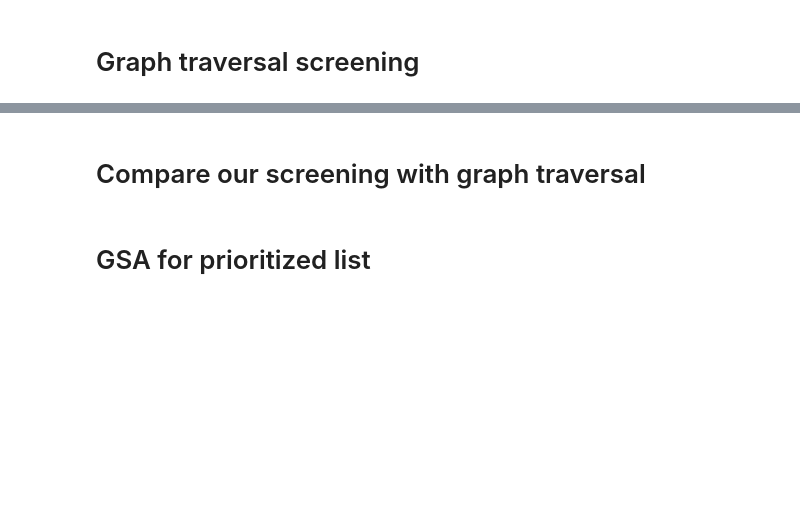
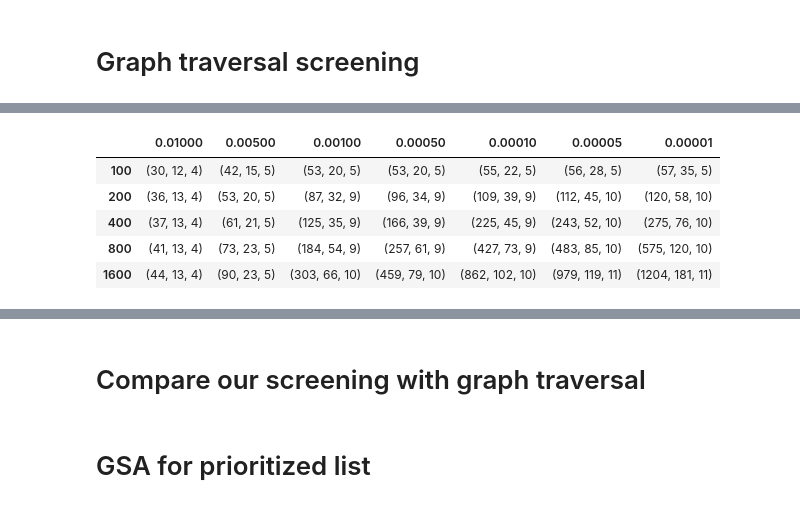
Before and after one commit to aleksandra-kim/gsa_framework, a Jupyter notebook: dev/run_protocol_gsa.ipynb, the cells around one changed output, grey strips where cells are left out. Drawn from its saved outputs; the diff is of its cells as text; code cells hidden in the pictures; blank space fills up the shorter version.

```diff
--- a/dev/run_protocol_gsa.ipynb
+++ b/dev/run_protocol_gsa.ipynb
@@ -136,0 +285,9 @@ parameter_choice_inf_graph = parameter_choice_inf_tech + parameter_choice_inf_bi
+# %%
+pd.DataFrame.from_dict(overlaps_all)
+# %% [output]
+|  | 0.01000 | 0.00500 | 0.00100 | 0.00050 | 0.00010 | 0.00005 | 0.00001 |
+| 100 | (30, 12, 4) | (42, 15, 5) | (53, 20, 5) | (53, 20, 5) | (55, 22, 5) | (56, 28, 5) | (57, 35, 5) |
+| 200 | (36, 13, 4) | (53, 20, 5) | (87, 32, 9) | (96, 34, 9) | (109, 39, 9) | (112, 45, 10) | (120, 58, 10) |
+| 400 | (37, 13, 4) | (61, 21, 5) | (125, 35, 9) | (166, 39, 9) | (225, 45, 9) | (243, 52, 10) | (275, 76, 10) |
+| 800 | (41, 13, 4) | (73, 23, 5) | (184, 54, 9) | (257, 61, 9) | (427, 73, 9) | (483, 85, 10) | (575, 120, 10) |
+| 1600 | (44, 13, 4) | (90, 23, 5) | (303, 66, 10) | (459, 79, 10) | (862, 102, 10) | (979, 119, 11) | (1204, 181, 11) |
```
Also changed, not shown: parts of 49 cells of this notebook.
